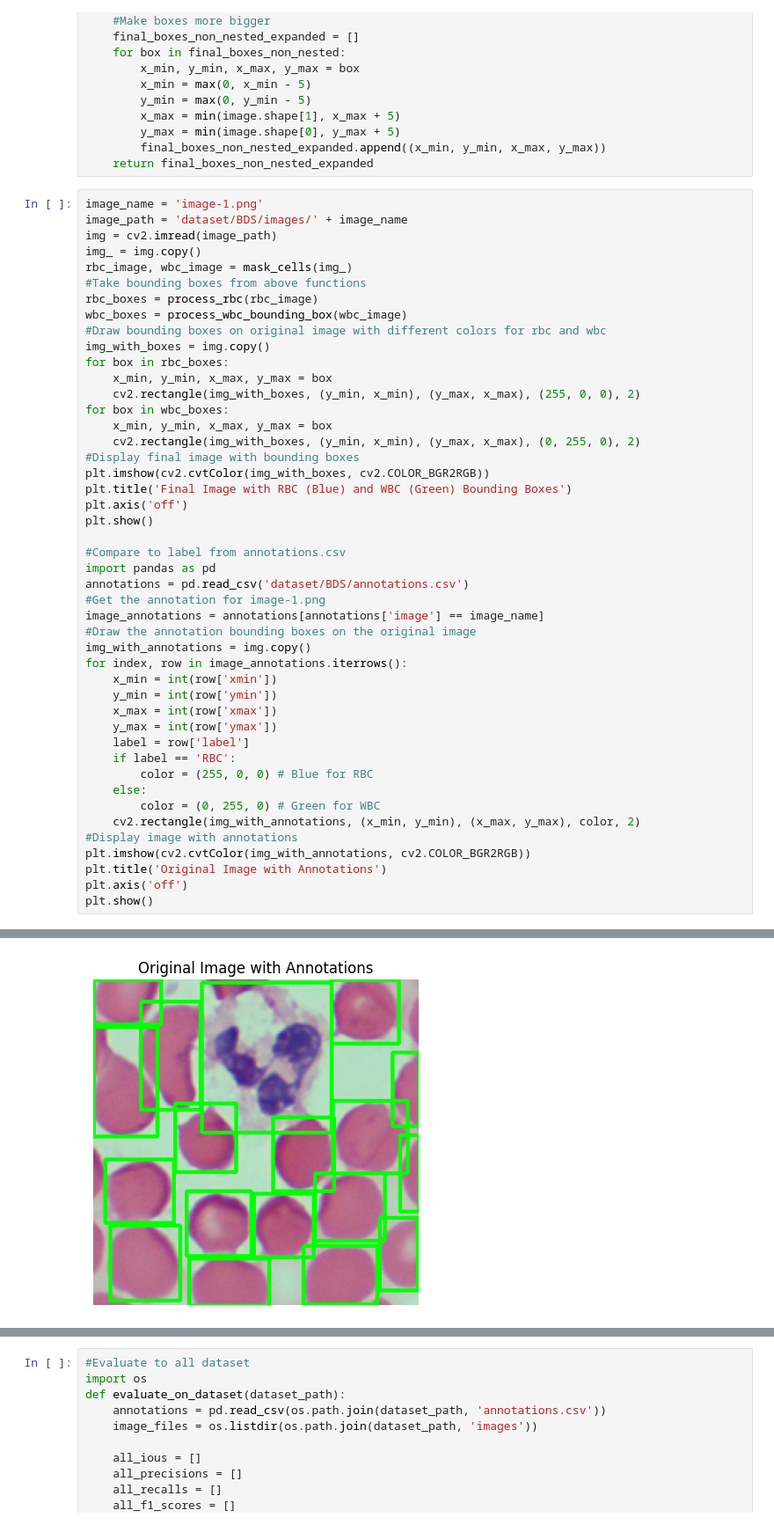
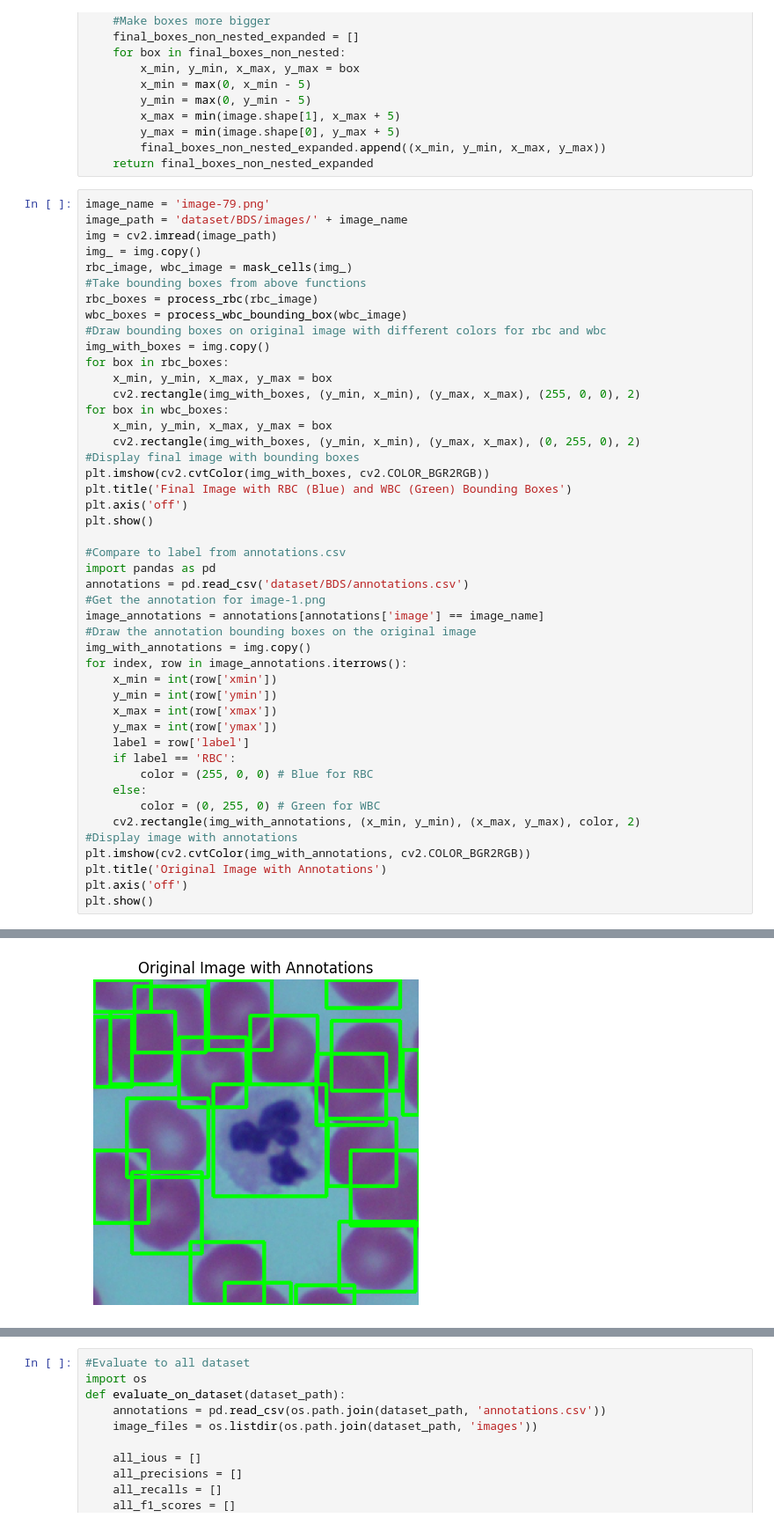
Before and after one commit to KietLe2504/Computer-Vison-Blood-Detection, a Jupyter notebook: final_method.ipynb, the cells around one changed output, grey strips where cells are left out. Shown at 88% size. Cells and saved outputs as stored; diff of their text form.

```diff
--- a/final_method.ipynb
+++ b/final_method.ipynb
@@ -446,7 +446,7 @@ def process_wbc_bounding_box(image):
         final_boxes_non_nested_expanded.append((x_min, y_min, x_max, y_max))
     return final_boxes_non_nested_expanded
 # %%
-image_name = 'image-1.png'
+image_name = 'image-79.png'
 image_path = 'dataset/BDS/images/' + image_name
 img = cv2.imread(image_path)
 img_ = img.copy()
@@ -496,4 +496,4 @@ plt.show()
-[figure, old version]
+[figure, new version]
 # %%
 #Now, we will use some metrics to evaluate the performance of our bounding box detection
 #iou
```
Also changed, not shown: parts of 4 cells of this notebook, 24 other files.
